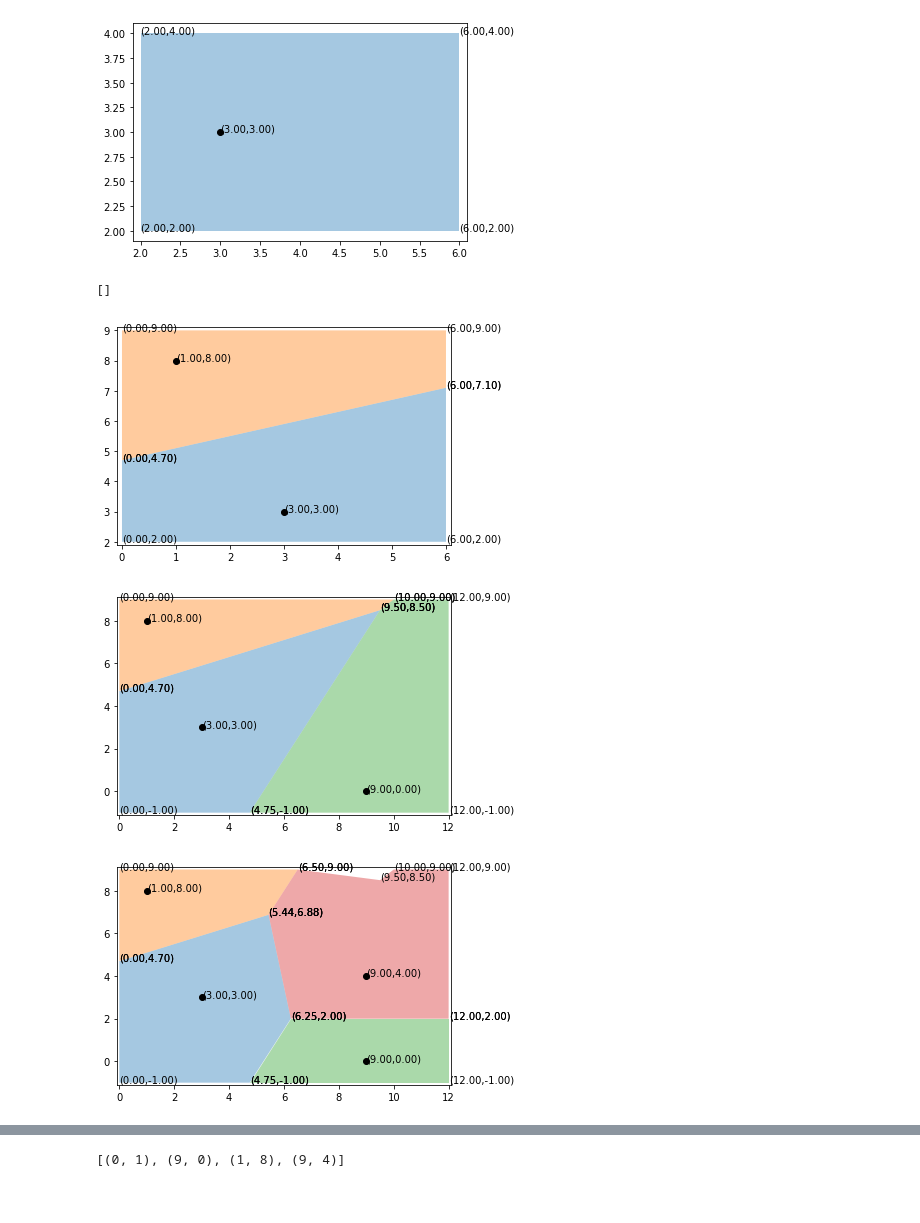
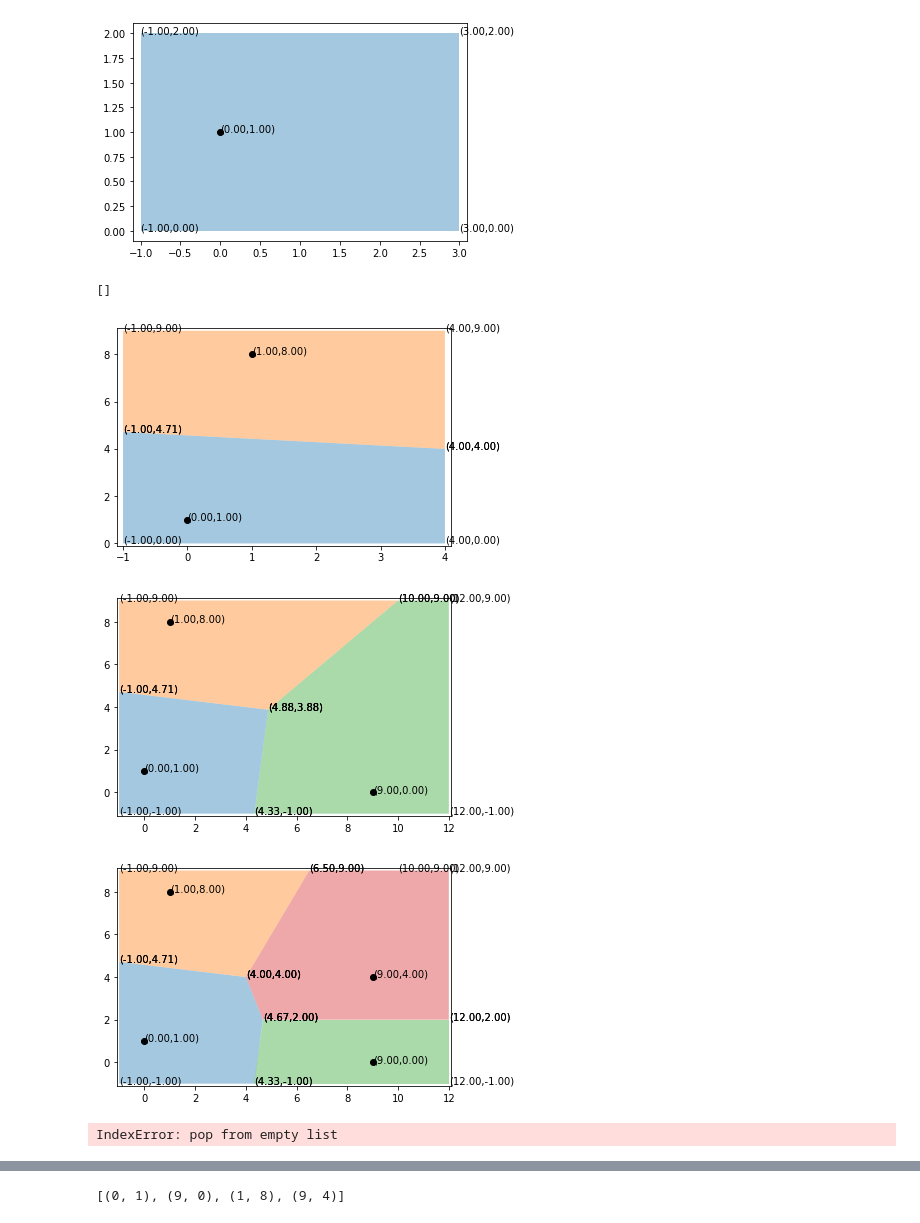
Before and after one commit to khuyentran1401/Voronoi-diagram, a Jupyter notebook: plot.ipynb, the cells around one changed output, grey strips where cells are left out. Cells and saved outputs as stored; diff of their text form; code cells hidden in the pictures.

```diff
--- a/plot.ipynb
+++ b/plot.ipynb
@@ -58,41 +58,42 @@ def plotVoronoi(points):
 
 
 
     plt.plot(finalpoints[:,0], finalpoints[:,1], 'ko')
     #for p in finalpoints:
     #    plt.annotate('({:.2f},{:.2f})'.format(p[0],p[1]), (p[0],p[1]))
     plt.xlim(xmin - 0.1, xmax + 0.1)
     plt.ylim(ymin - 0.1, ymax + 0.1)
 
 
     plt.show()
 
 
-#np.random.seed(10)
-#points = np.random.randint(0, 10,(5,2))
+np.random.seed(10)
+points = np.random.randint(0, 10,(5,2))
+n = len(points)
+points = [(x[0], x[1]) for x in points]
+#points = [ (1, 8), (9,0), (3, 3), (9,4), (1,2)]
 #n = len(points)
-#points = [(x[0], x[1]) for x in points]
-points = [ (1, 8), (9,0), (3, 3), (9,4)]
-n = len(points)
 points = list(set(points))
 
 xygraph = Xygraph(vl=points)
 xmin = xygraph.xmin - 1
 ymin = xygraph.ymin - 1
 v = (xmin, ymin)
 points.sort(key=lambda p: ((p[0]-v[0])**2 +
                                (p[1]-v[1])**2)**(1/2), reverse=True)
 cur_points = []
 
 for i in range(n):
     print(cur_points)
     cur_points.append(points.pop())
     plotVoronoi(cur_points)
 # %% [output]
-[figure, old version]
+[figure, new version]
 []
-[figure, old version]
+[figure, new version]
-[figure, old version]
+[figure, new version]
-[figure, old version]
+[figure, new version]
+IndexError: pop from empty list
 # %%
 #points = [(0, 1), (1, 8), (2, 3), (1,3), (9, 0)]
```
Also changed, not shown: parts of 2 cells of this notebook, 2 other files.
